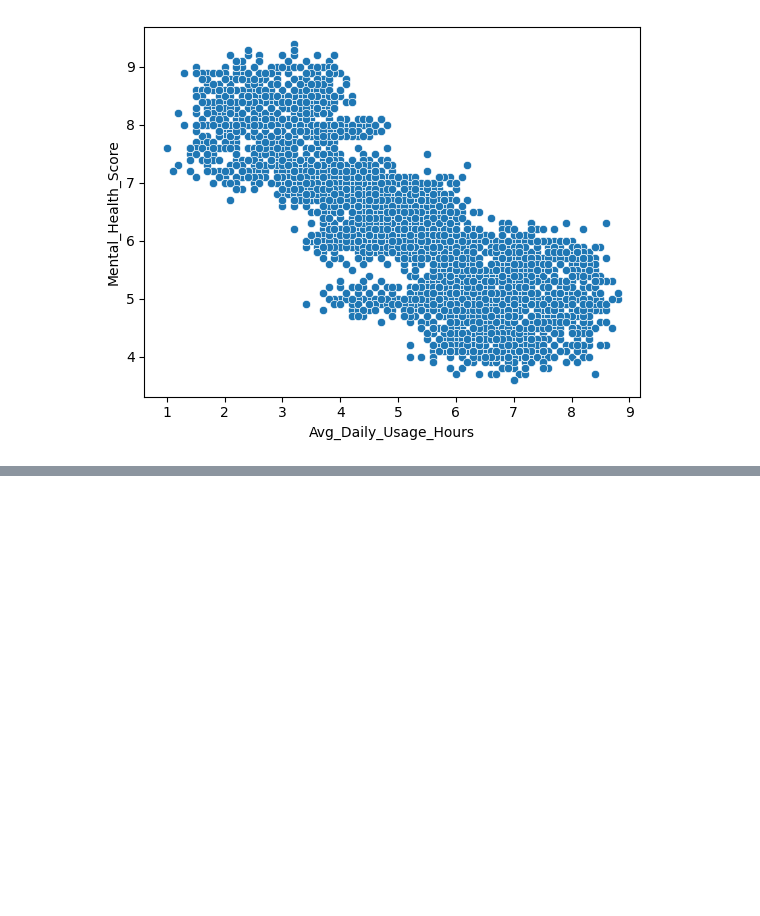
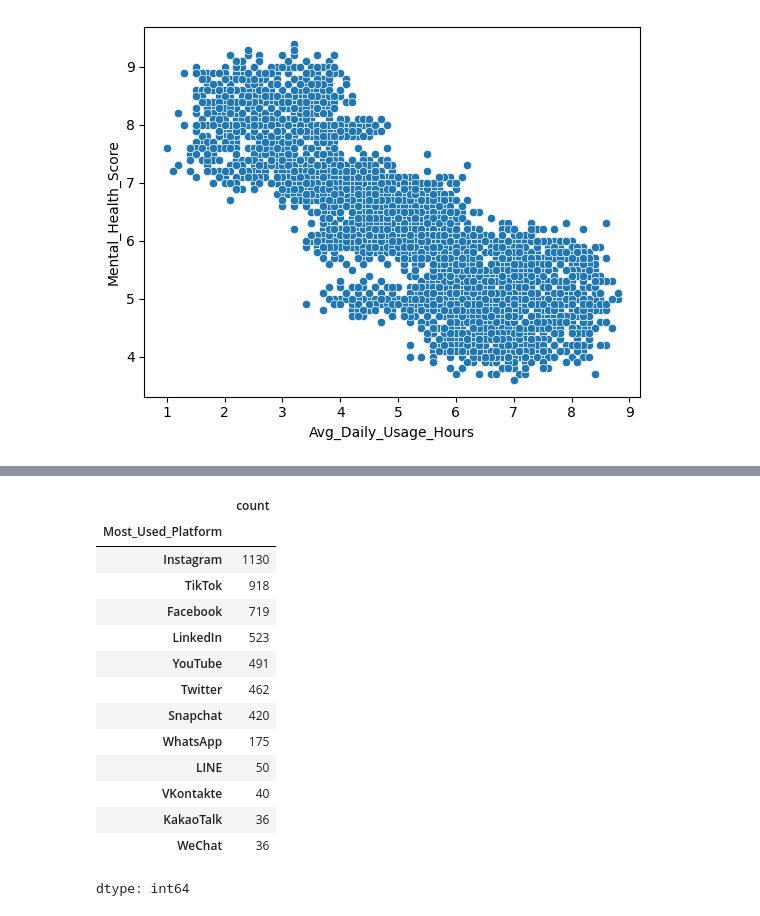
Before and after one commit to Shreyas-Bandekar/Student-Mental-Health-Score-Prediction, a Jupyter notebook: mental_health_score.ipynb, the cells around one changed output, grey strips where cells are left out. Cells and saved outputs as stored; diff of their text form; code cells hidden in the pictures; blank space fills up the shorter version.

```diff
--- a/mental_health_score.ipynb
+++ b/mental_health_score.ipynb
@@ -104,0 +114,19 @@ sns.scatterplot(x='Avg_Daily_Usage_Hours', y='Mental_Health_Score', data=df)
+# %%
+platform_counts = df['Most_Used_Platform'].value_counts()
+platform_counts
+# %% [output]
+|  | count |
+| Most_Used_Platform |  |
+| Instagram | 1130 |
+| TikTok | 918 |
+| Facebook | 719 |
+| LinkedIn | 523 |
+| YouTube | 491 |
+| Twitter | 462 |
+| Snapchat | 420 |
+| WhatsApp | 175 |
+| LINE | 50 |
+| VKontakte | 40 |
+| KakaoTalk | 36 |
+| WeChat | 36 |
+dtype: int64
```
Also changed, not shown: parts of 5 cells of this notebook.
